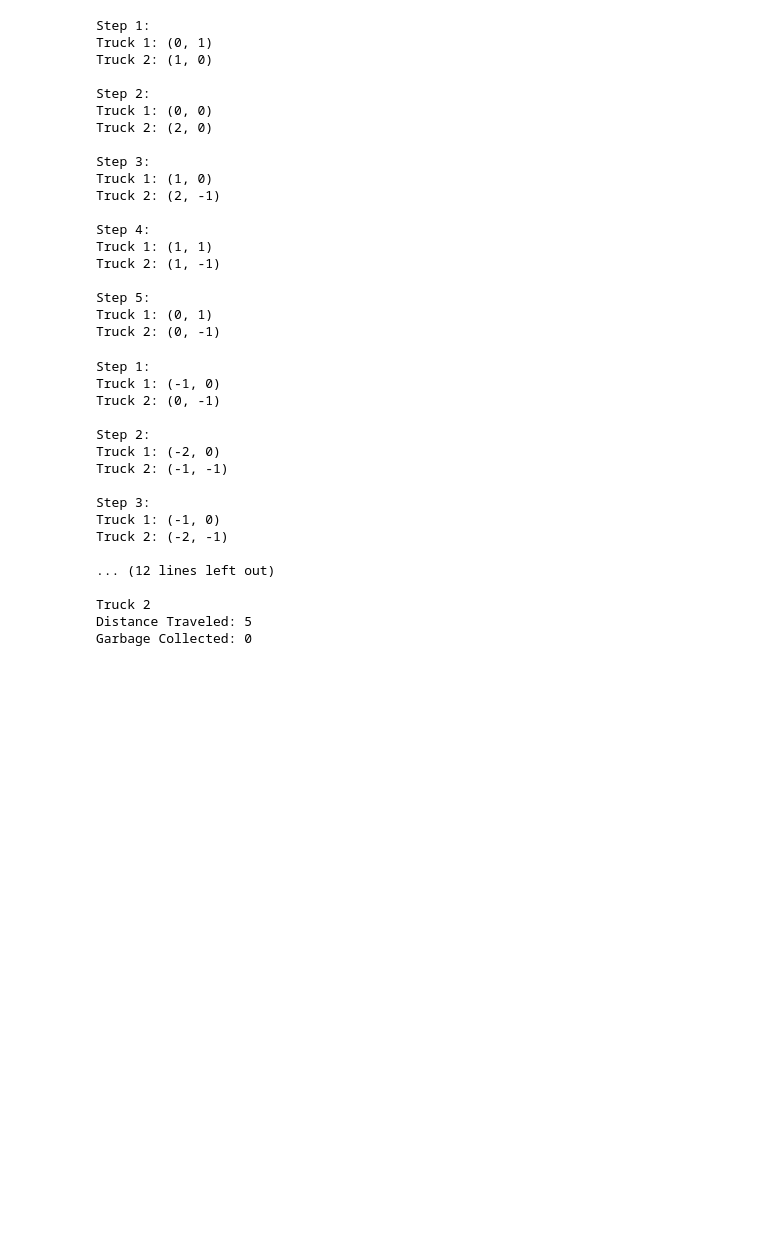
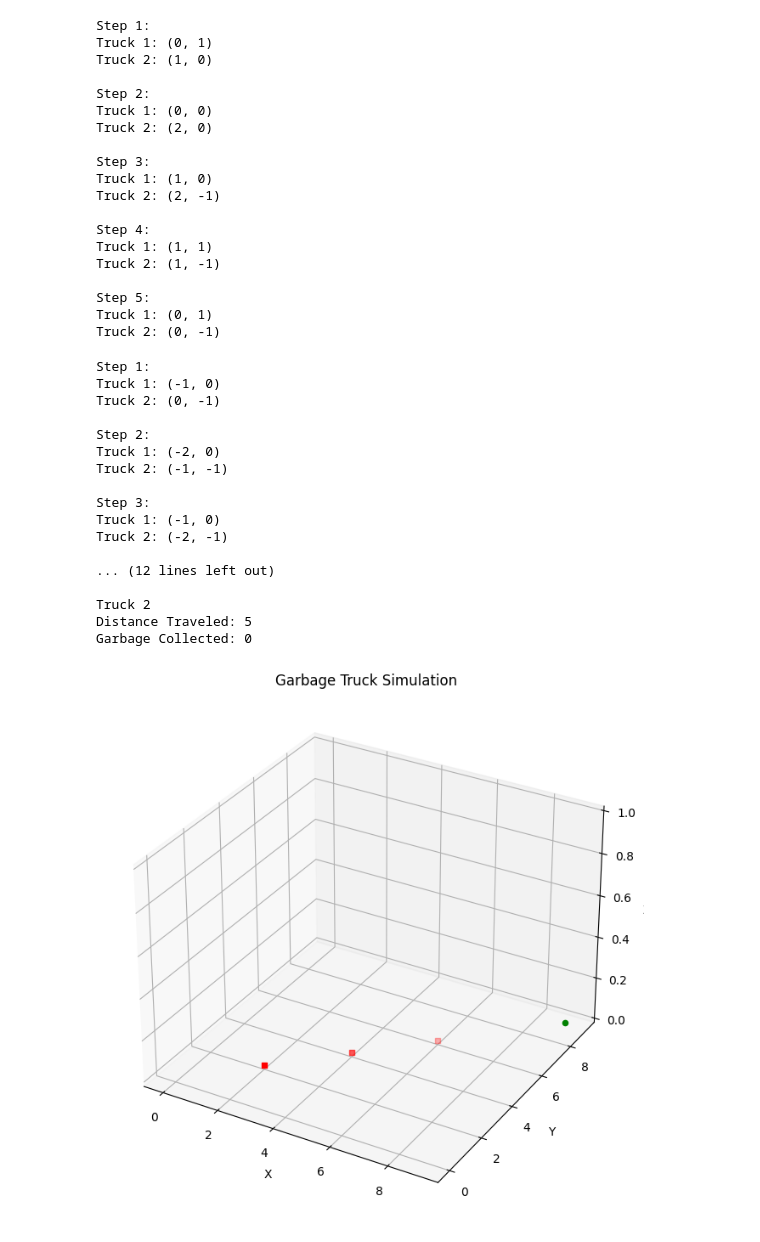
Before and after one commit to Charith-25/RL-Project, a Jupyter notebook: RL_Project.ipynb, the cells around one changed output. Drawn from its saved outputs; the diff is of its cells as text; code cells hidden in the pictures; blank space fills up the shorter version.

```diff
--- a/RL_Project.ipynb
+++ b/RL_Project.ipynb
@@ -486,3 +486,79 @@ Truck 2: (-2, -1)
 Truck 2
 Distance Traveled: 5
 Garbage Collected: 0
+# %%
+import matplotlib.pyplot as plt
+from mpl_toolkits.mplot3d import Axes3D
+import numpy as np
+from matplotlib.animation import FuncAnimation
+
+
+class Environment:
+    def __init__(self, size):
+        self.size = size
+        self.grid = np.zeros((size, size))
+        self.target = (size - 1, size - 1)
+        self.truck_pos = [(0, 0), (0, 0), (0, 0)]  # Initialize truck positions
+        self.obstacles = [(2, 2), (4, 4), (6, 6)]  # Define obstacle positions
+
+        # Add obstacles to the grid
+        for obstacle in self.obstacles:
+            self.grid[obstacle[0], obstacle[1]] = 1
+
+
+# Create an instance of the Environment class
+env = Environment(size=10)
+
+# Define routes for the garbage trucks' movements
+route_1 = [(0, 0), (1, 0), (2, 0), (3, 0), (4, 0), (5, 0), (6, 0), (7, 0), (7, 1), (7, 2), (7, 3), (7, 4), (7, 5), (7, 6), (7, 7)]
+route_2 = [(0, 0), (1, 0), (1, 1), (2, 1), (2, 2), (3, 2), (4, 2), (5, 2), (5, 3), (6, 3), (7, 3), (7, 4), (7, 5), (7, 6), (7, 7)]
+route_3 = [(0, 0), (0, 1), (1, 1), (1, 2), (1, 3), (2, 3), (2, 4), (2, 5), (3, 5), (4, 5), (5, 5), (6, 5), (7, 5), (7, 6), (7, 7)]
+
+# Create a figure and axes for visualization
+fig = plt.figure(figsize=(8, 8))
+ax = fig.add_subplot(111, projection='3d')
+ax.set_xlim3d(-0.5, env.size - 0.5)
+ax.set_ylim3d(-0.5, env.size - 0.5)
+ax.set_zlim3d(0, 1)
+ax.set_xlabel('X')
+ax.set_ylabel('Y')
+ax.set_zlabel('Z')
+ax.set_title('Garbage Truck Simulation')
+
+# Scatter plot for obstacles and target
+obstacles = np.where(env.grid == 1)
+ax.scatter(obstacles[0], obstacles[1], np.zeros_like(obstacles[0]), color='red', marker='s')
+ax.scatter([env.target[0]], [env.target[1]], [0], color='green', marker='o')
+
+# Line plots for the routes of three garbage trucks
+route_line_1, = ax.plot([], [], [], color='blue', linestyle='-', linewidth=2)
+route_line_2, = ax.plot([], [], [], color='orange', linestyle='-', linewidth=2)
+route_line_3, = ax.plot([], [], [], color='green', linestyle='-', linewidth=2)
+
+# Function to update the visualization
+def update(frame):
+    env.truck_pos[0] = route_1[frame]
+    env.truck_pos[1] = route_2[frame]
+    env.truck_pos[2] = route_3[frame]
+
+    route_line_1.set_data([pos[0] for pos in route_1[:frame+1]], [pos[1] for pos in route_1[:frame+1]])
+    route_line_1.set_3d_properties([0] * (frame + 1))
+
+    route_line_2.set_data([pos[0] for pos in route_2[:frame+1]], [pos[1] for pos in route_2[:frame+1]])
+    route_line_2.set_3d_properties([0] * (frame + 1))
+
+    route_line_3.set_data([pos[0] for pos in route_3[:frame+1]], [pos[1] for pos in route_3[:frame+1]])
+    route_line_3.set_3d_properties([0] * (frame + 1))
+
+    return route_line_1, route_line_2, route_line_3
+
+# Set the number of frames for animation
+num_frames = len(route_1)
+
+# Animate the movement
+anim = FuncAnimation(fig, update, frames=num_frames, interval=500, blit=True, repeat=False)
+
+# Display the animation
+plt.show()
+# %% [output]
+[figure, added]
```
Also changed, not shown: parts of 16 cells of this notebook.
